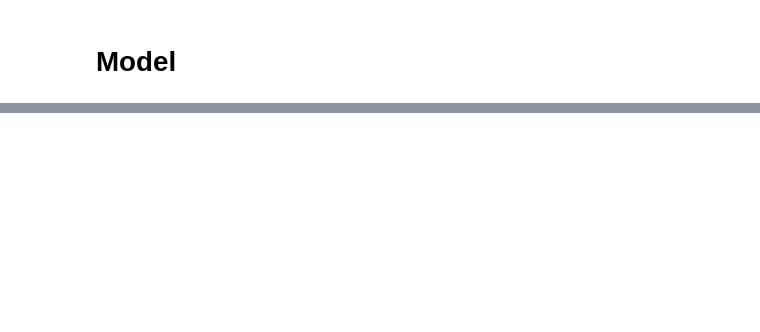
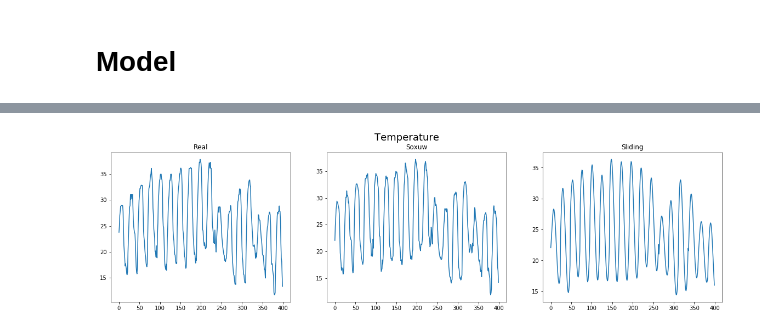
Before and after one commit to agayev169/weather_forecast, a Jupyter notebook: lstm_weather.ipynb, the cells around one changed output, grey strips where cells are left out. Cells and saved outputs as stored; diff of their text form; code cells hidden in the pictures; blank space fills up the shorter version.

```diff
--- a/lstm_weather.ipynb
+++ b/lstm_weather.ipynb
@@ -217,0 +317,46 @@ batch_size = 128
+# %%
+# print(val_y.shape)
+real_temp = []
+output_temp1 = []
+output_temp2 = []
+
+temp_size = 400
+
+# for val in val_y[:400]:
+#     real_temp.append(val[0] * TEMP_COEF)
+
+# for val in output1[:400]:
+#     output_temp1.append(val[0] * TEMP_COEF)
+
+# for val in output2[:400]:
+#     output_temp2.append(val[0] * TEMP_COEF)
+
+
+for val in val_y[:temp_size]:
+    real_temp.append(denormalize_temp_single(val[0]))
+
+for val in output1[:temp_size]:
+    output_temp1.append(denormalize_temp_single(val[0]))
+
+for val in output2[:temp_size]:
+    output_temp2.append(denormalize_temp_single(val[0]))
+
+
+plt.figure(figsize=(20, 5))
+
+plt.subplot(1, 3, 1)
+plt.plot(real_temp)
+plt.title("Real")
+
+plt.subplot(1, 3, 2)
+plt.plot(output_temp1)
+plt.title("Soxuw")
+
+plt.subplot(1, 3, 3)
+plt.plot(output_temp2)
+plt.title("Sliding")
+
+plt.suptitle("Temperature", fontsize=18)
+plt.show()
+# %% [output]
+[figure, added]
```
Also changed, not shown: parts of 12 cells of this notebook.
